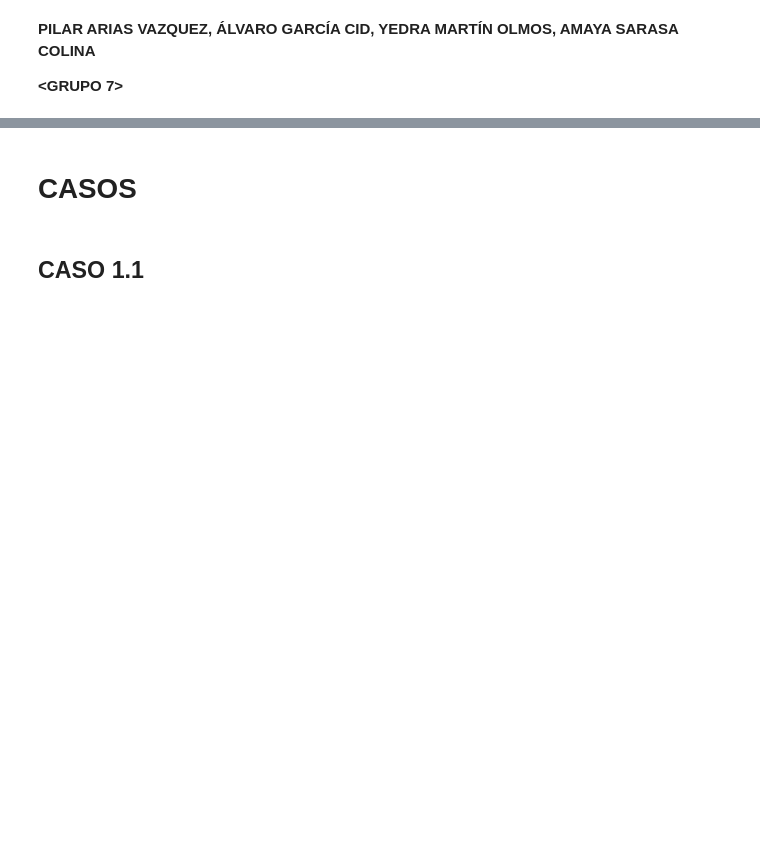
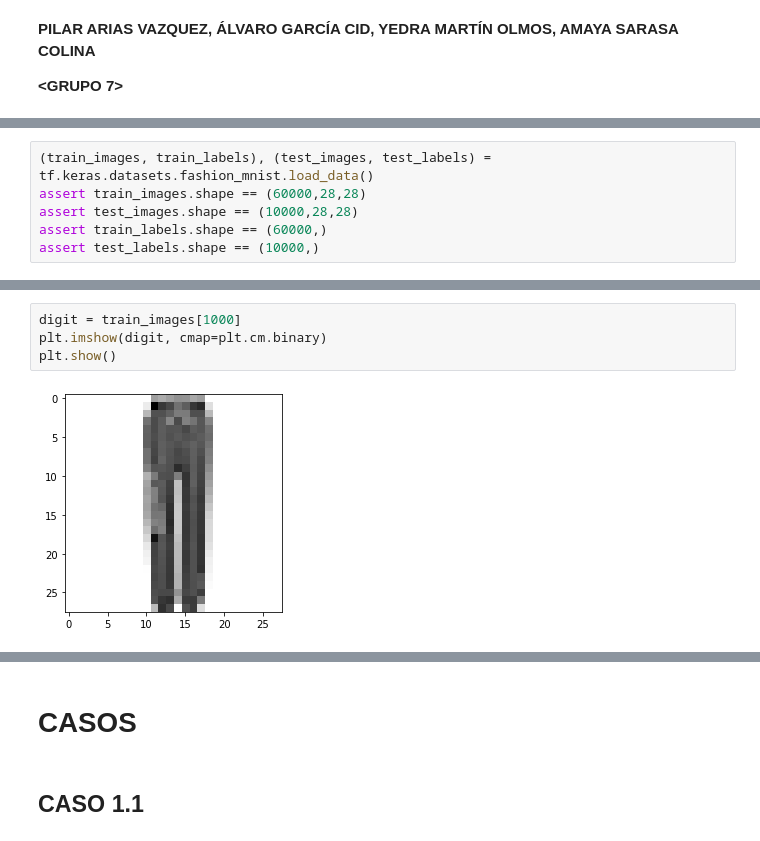
Before and after one commit to PilarAriasVazquez/AA_PRACTICA2_GRUPO_7, a Jupyter notebook: AA_PRACTICA2_GRUPO_7.ipynb, the cells around one changed output, grey strips where cells are left out. Drawn from its saved outputs; the diff is of its cells as text; blank space fills up the shorter version.

```diff
--- a/AA_PRACTICA2_GRUPO_7.ipynb
+++ b/AA_PRACTICA2_GRUPO_7.ipynb
@@ -6,0 +25,6 @@
+# %%
+(train_images, train_labels), (test_images, test_labels) = tf.keras.datasets.fashion_mnist.load_data()
+assert train_images.shape == (60000,28,28)
+assert test_images.shape == (10000,28,28)
+assert train_labels.shape == (60000,)
+assert test_labels.shape == (10000,)
@@ -6,0 +40,6 @@
+# %%
+digit = train_images[1000]
+plt.imshow(digit, cmap=plt.cm.binary)
+plt.show()
+# %% [output]
+[figure, added]
```
Also changed, not shown: parts of 41 cells of this notebook.
